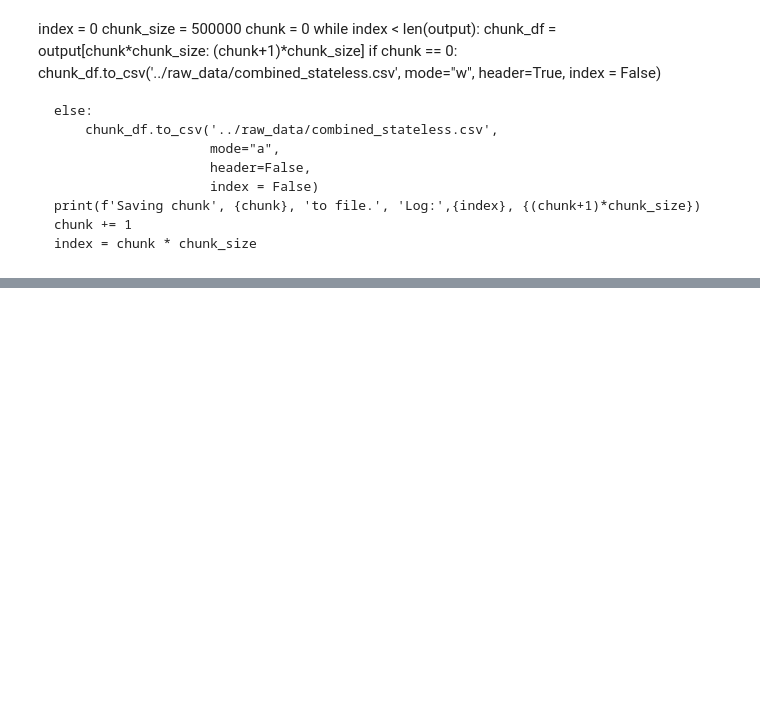
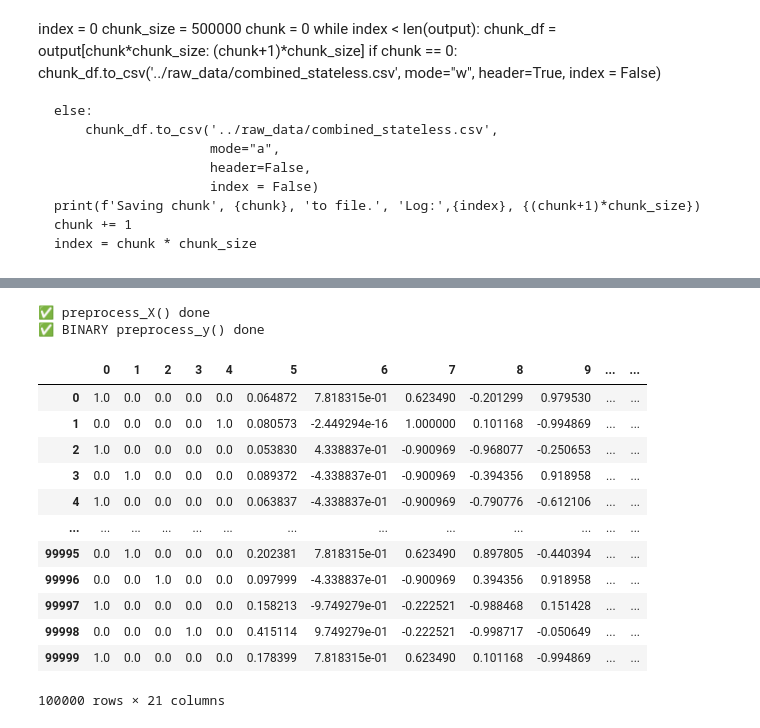
Before and after one commit to sameriliya/delai, a Jupyter notebook: notebooks/sam_stateless_pandas.ipynb, the cells around one changed output, grey strips where cells are left out. Saved outputs shown, nothing was run; the diff lists cells and outputs as text; code cells hidden in the pictures; blank space fills up the shorter version.

Commit message:
more updates to preprocessing, now splitting into two stages

```diff
--- a/notebooks/sam_stateless_pandas.ipynb
+++ b/notebooks/sam_stateless_pandas.ipynb
@@ -287,0 +326,16 @@ while index < len(output):
+# %%
+columns = ['Year',
+ 'Quarter',
+ 'Month',
+ 'DayofMonth',
+ 'DayOfWeek',
+ 'CRSDepTime',
+ 'CRSArrTime',
+ 'Marketing_Airline_Network',
+ 'Origin',
+ 'Dest',
+ 'Distance',
+ 'ArrDelayMinutes',
+ 'Cancelled',
+ 'Diverted']
+train_100k = pd.read_csv('../raw_data/raw/train_100k.csv')[columns]
@@ -287,0 +344,23 @@ while index < len(output):
+# %%
+df_X, df_y = split_X_y(train_100k)
+proc_X = preprocess_X(df_X)
+proc_y = preprocess_y(df_y)
+# %% [output]
+✅ preprocess_X() done
+✅ BINARY preprocess_y() done
+# %%
+proc_X
+# %% [output]
+|  | 0 | 1 | 2 | 3 | 4 | 5 | 6 | 7 | 8 | 9 | ... | ... |
+| 0 | 1.0 | 0.0 | 0.0 | 0.0 | 0.0 | 0.064872 | 7.818315e-01 | 0.623490 | -0.201299 | 0.979530 | ... | ... |
+| 1 | 0.0 | 0.0 | 0.0 | 0.0 | 1.0 | 0.080573 | -2.449294e-16 | 1.000000 | 0.101168 | -0.994869 | ... | ... |
+| 2 | 1.0 | 0.0 | 0.0 | 0.0 | 0.0 | 0.053830 | 4.338837e-01 | -0.900969 | -0.968077 | -0.250653 | ... | ... |
+| 3 | 0.0 | 1.0 | 0.0 | 0.0 | 0.0 | 0.089372 | -4.338837e-01 | -0.900969 | -0.394356 | 0.918958 | ... | ... |
+| 4 | 1.0 | 0.0 | 0.0 | 0.0 | 0.0 | 0.063837 | -4.338837e-01 | -0.900969 | -0.790776 | -0.612106 | ... | ... |
+| ... | ... | ... | ... | ... | ... | ... | ... | ... | ... | ... | ... | ... |
+| 99995 | 0.0 | 1.0 | 0.0 | 0.0 | 0.0 | 0.202381 | 7.818315e-01 | 0.623490 | 0.897805 | -0.440394 | ... | ... |
+| 99996 | 0.0 | 0.0 | 1.0 | 0.0 | 0.0 | 0.097999 | -4.338837e-01 | -0.900969 | 0.394356 | 0.918958 | ... | ... |
+| 99997 | 1.0 | 0.0 | 0.0 | 0.0 | 0.0 | 0.158213 | -9.749279e-01 | -0.222521 | -0.988468 | 0.151428 | ... | ... |
+| 99998 | 0.0 | 0.0 | 0.0 | 1.0 | 0.0 | 0.415114 | 9.749279e-01 | -0.222521 | -0.998717 | -0.050649 | ... | ... |
+| 99999 | 1.0 | 0.0 | 0.0 | 0.0 | 0.0 | 0.178399 | 7.818315e-01 | 0.623490 | 0.101168 | -0.994869 | ... | ... |
+100000 rows × 21 columns
```
Also changed, not shown: parts of 23 cells of this notebook, 3 other files.
